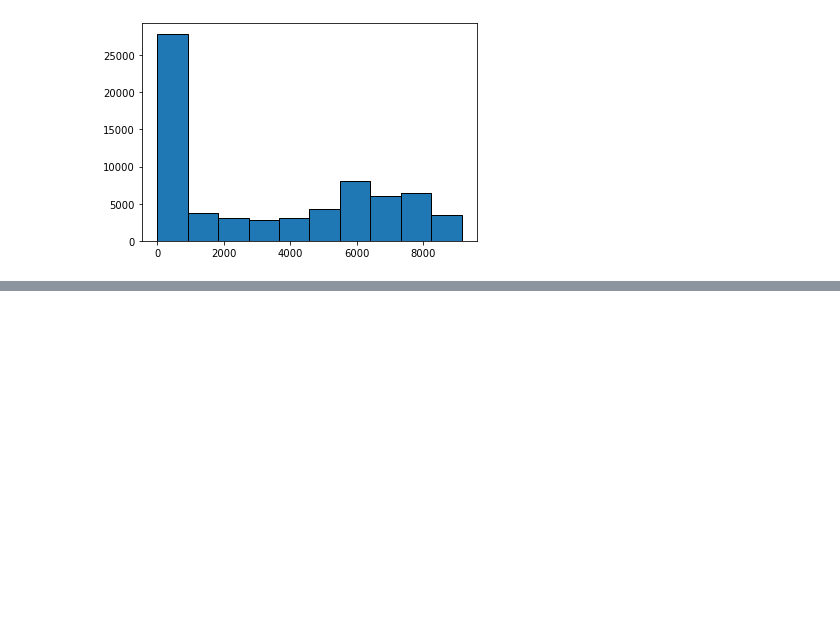
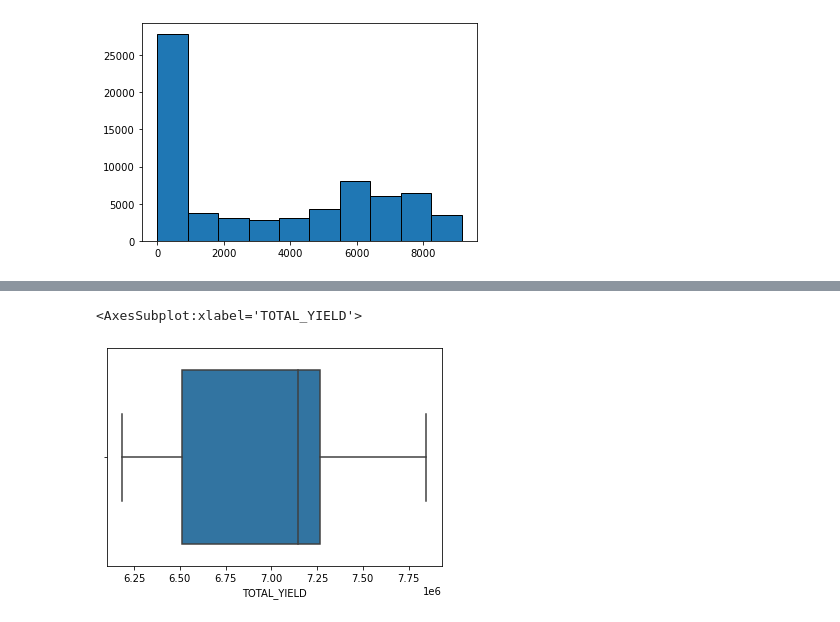
Before and after one commit to BurtonBarnes/solar, a Jupyter notebook: explore.ipynb, the cells around one changed output, grey strips where cells are left out. Cells and saved outputs as stored; diff of their text form; code cells hidden in the pictures; blank space fills up the shorter version.

```diff
--- a/explore.ipynb
+++ b/explore.ipynb
@@ -175,0 +181,5 @@ plt.show()
+# %%
+sns.boxplot(data=df, x='TOTAL_YIELD')
+# %% [output]
+<AxesSubplot:xlabel='TOTAL_YIELD'>
+[figure, added]
```
Also changed, not shown: parts of 3 cells of this notebook.
